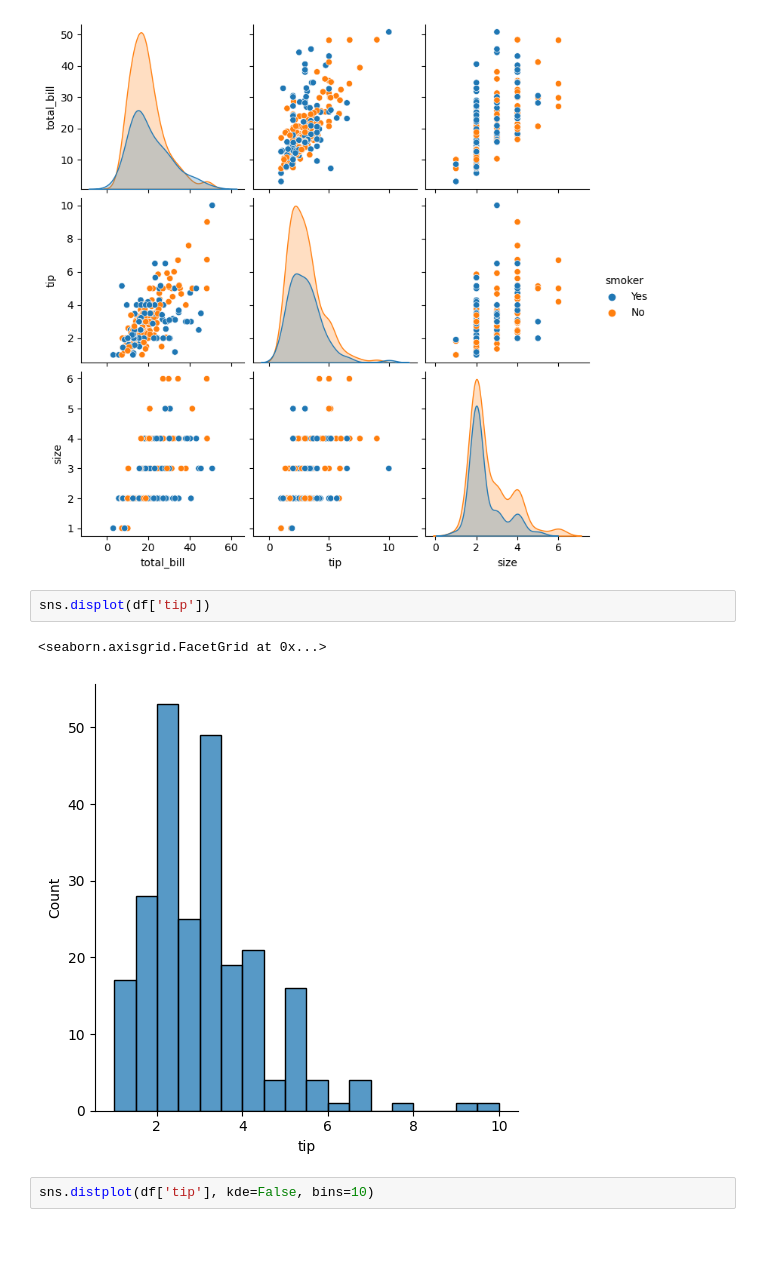
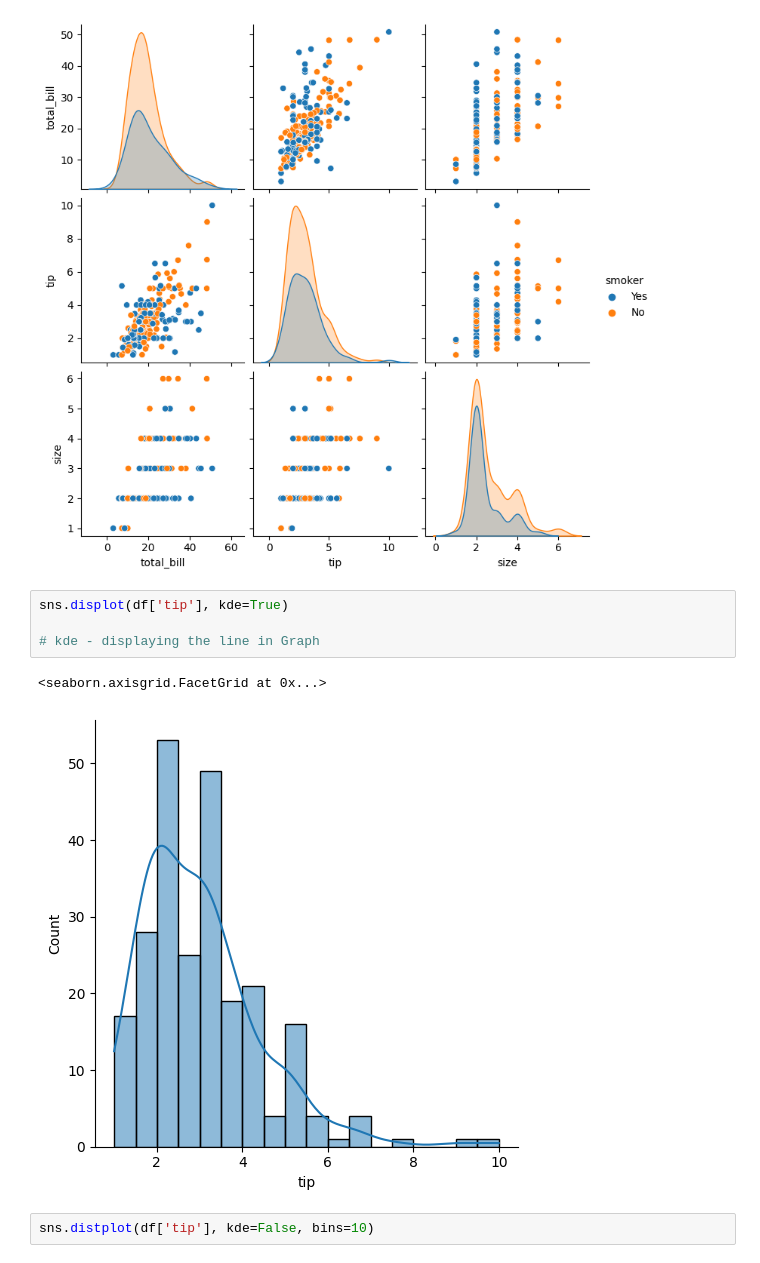
Before and after one commit to AbhishekSaini1101/Colab, a Jupyter notebook: PythonPractice.ipynb, the cells around one changed output. Drawn from its saved outputs; the diff is of its cells as text.

```diff
--- a/PythonPractice.ipynb
+++ b/PythonPractice.ipynb
@@ -700,10 +700,12 @@ sns.pairplot(df, hue='smoker')
 <seaborn.axisgrid.PairGrid at 0x...>
 [figure]
 # %%
-sns.displot(df['tip'])
+sns.displot(df['tip'], kde=True)
+
+# kde - displaying the line in Graph
 # %% [output]
 <seaborn.axisgrid.FacetGrid at 0x...>
-[figure, old version]
+[figure, new version]
 # %%
 sns.distplot(df['tip'], kde=False, bins=10)
 # %% [output]
```
Also changed, not shown: parts of 7 cells of this notebook.
